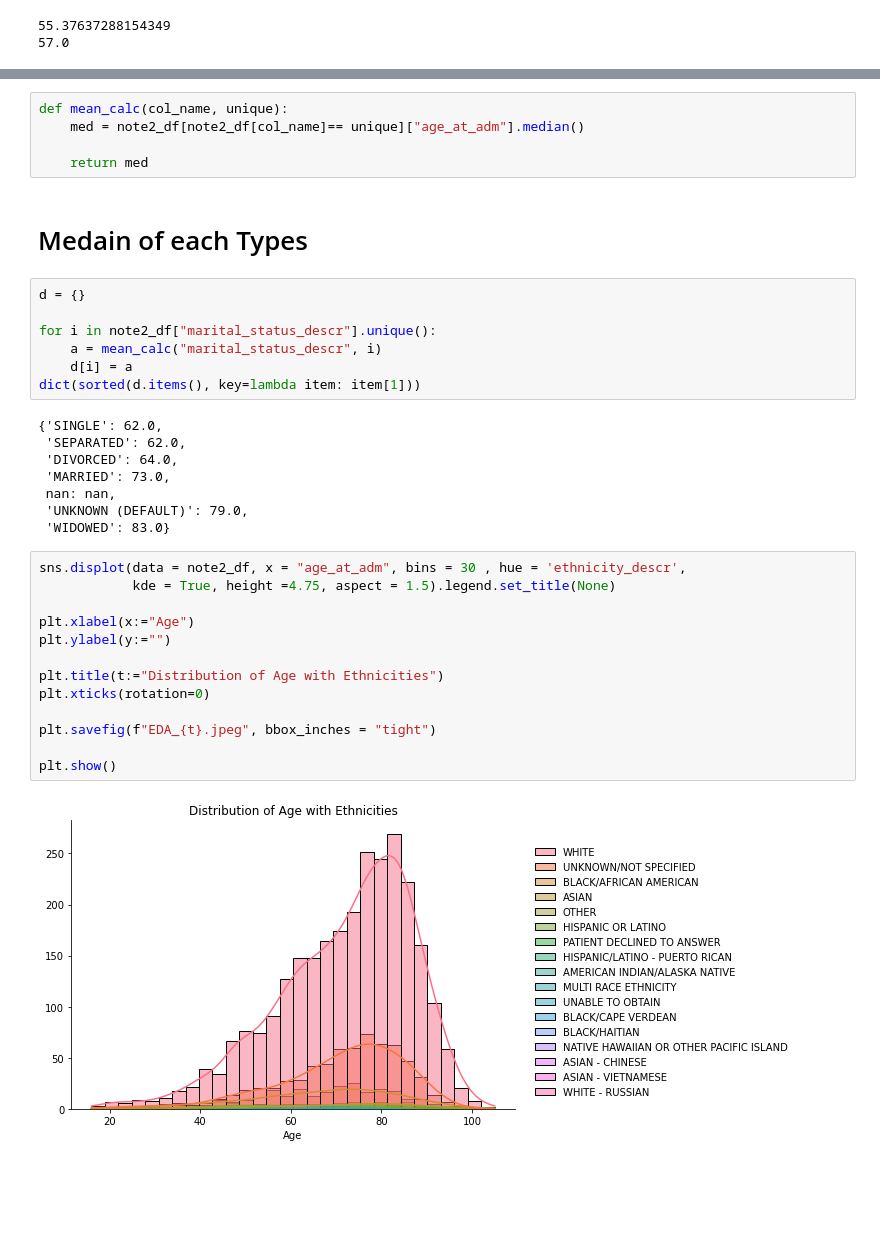
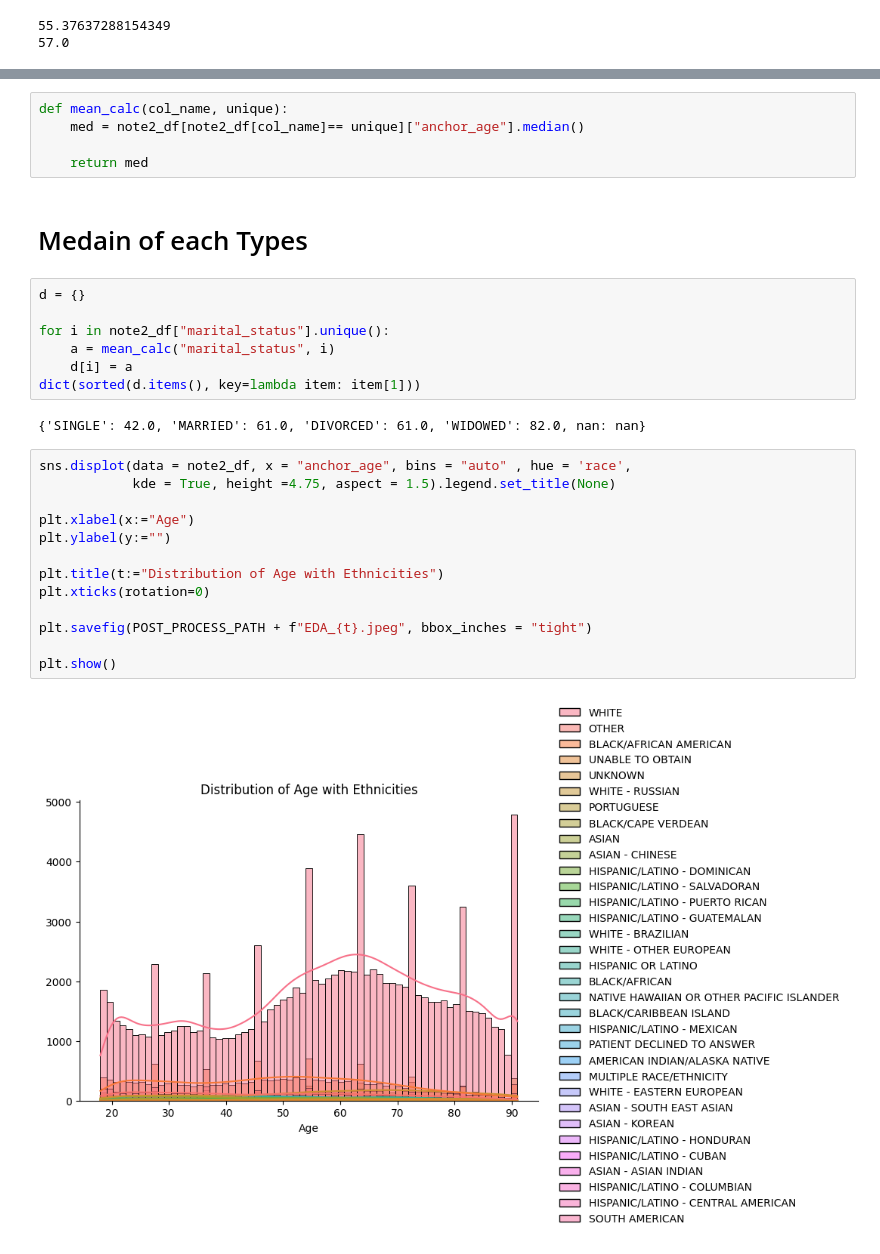
Before and after one commit to BuiHoangTu/Disease_Prediction_MIMIC_II, a Jupyter notebook: 02_Demographics.ipynb, the cells around one changed output, grey strips where cells are left out. Saved outputs shown, nothing was run; the diff lists cells and outputs as text; blank space fills up the shorter version.

```diff
--- a/02_Demographics.ipynb
+++ b/02_Demographics.ipynb
@@ -215,6 +215,6 @@ plt.show()
 # %%
 def mean_calc(col_name, unique):
-    med = note2_df[note2_df[col_name]== unique]["age_at_adm"].median()
+    med = note2_df[note2_df[col_name]== unique]["anchor_age"].median()
 
     return med
 # %% [markdown]
@@ -222,33 +222,27 @@ def mean_calc(col_name, unique):
 # %%
 d = {}
 
-for i in note2_df["marital_status_descr"].unique():
-    a = mean_calc("marital_status_descr", i)
+for i in note2_df["marital_status"].unique():
+    a = mean_calc("marital_status", i)
     d[i] = a
 dict(sorted(d.items(), key=lambda item: item[1]))
 # %% [output]
-{'SINGLE': 62.0,
- 'SEPARATED': 62.0,
- 'DIVORCED': 64.0,
- 'MARRIED': 73.0,
- nan: nan,
- 'UNKNOWN (DEFAULT)': 79.0,
- 'WIDOWED': 83.0}
+{'SINGLE': 42.0, 'MARRIED': 61.0, 'DIVORCED': 61.0, 'WIDOWED': 82.0, nan: nan}
 # %%
-sns.displot(data = note2_df, x = "age_at_adm", bins = 30 , hue = 'ethnicity_descr',
+sns.displot(data = note2_df, x = "anchor_age", bins = "auto" , hue = 'race',
             kde = True, height =4.75, aspect = 1.5).legend.set_title(None)
 
 plt.xlabel(x:="Age")
 plt.ylabel(y:="")
 
 plt.title(t:="Distribution of Age with Ethnicities")
 plt.xticks(rotation=0)
 
-plt.savefig(f"EDA_{t}.jpeg", bbox_inches = "tight")
+plt.savefig(POST_PROCESS_PATH + f"EDA_{t}.jpeg", bbox_inches = "tight")
 
 plt.show()
 # %% [output]
-[figure, old version]
+[figure, new version]
 # %%
 d = {}
 
```
Also changed, not shown: parts of 7 cells of this notebook.
